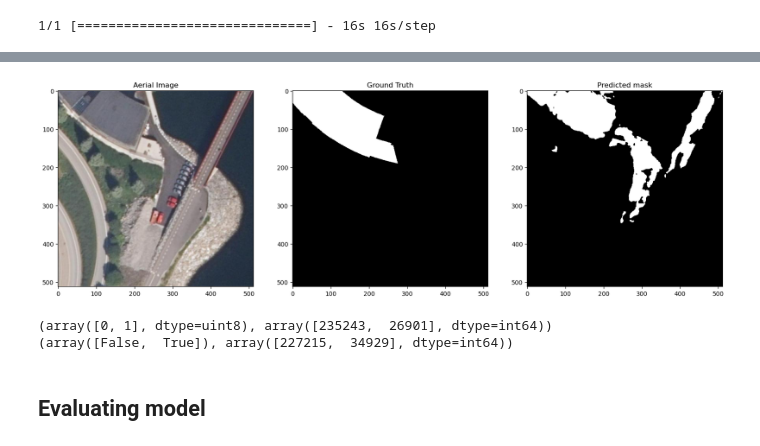
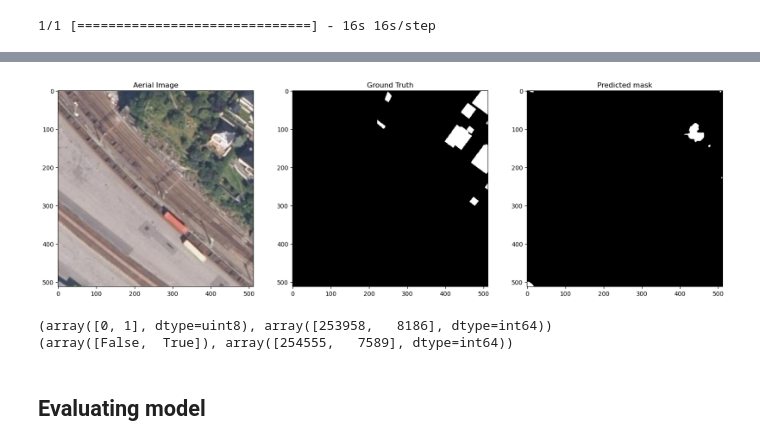
Before and after one commit to erikx50/A-Machine-Learning-approach-for-Building-Segmentation-using-laser-data, a Jupyter notebook: 1c_Test_U-Net.ipynb, the cells around one changed output, grey strips where cells are left out. Cells and saved outputs as stored; diff of their text form; code cells hidden in the pictures.

```diff
--- a/1c_Test_U-Net.ipynb
+++ b/1c_Test_U-Net.ipynb
@@ -120,26 +120,26 @@ Y_pred = np.array(Y_pred)
 # %%
 # Display predicted image mask
 
-index = random.randint(0, 49)
+index = 1
 
 plt.figure(figsize=(20,20))
 plt.subplot(231)
 plt.title('Aerial Image')
 plt.imshow(X_test[index])
 plt.subplot(232)
 plt.title('Ground Truth')
 plt.imshow(Y_test[index], cmap='gray')
 plt.subplot(233)
 plt.title('Predicted mask')
-plt.imshow((Y_pred > 0.3)[index], cmap='gray')
+plt.imshow((Y_pred > 0.9)[index], cmap='gray')
 plt.show()
 
 print(np.unique(Y_test[index], return_counts=True))
 print(np.unique((Y_pred > 0.4)[index], return_counts=True))
 # %% [output]
-[figure, old version]
+[figure, new version]
-(array([0, 1], dtype=uint8), array([235243,  26901], dtype=int64))
-(array([False,  True]), array([227215,  34929], dtype=int64))
+(array([0, 1], dtype=uint8), array([253958,   8186], dtype=int64))
+(array([False,  True]), array([254555,   7589], dtype=int64))
 # %% [markdown]
 ## Evaluating model
 # %%
```
Also changed, not shown: parts of 4 cells of this notebook, 1 other file.
